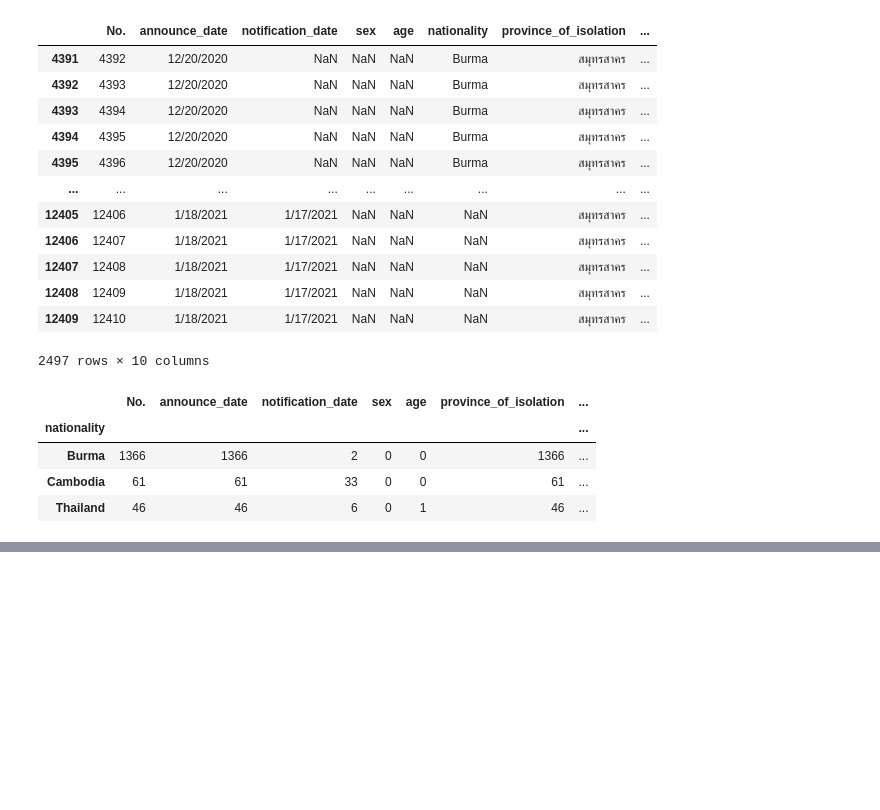
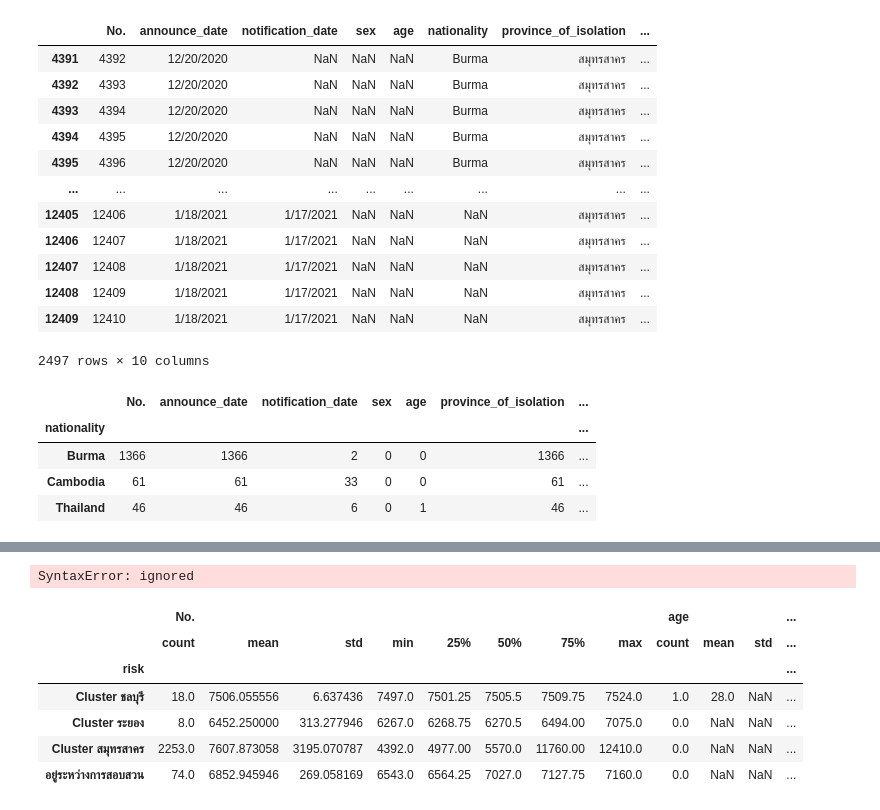
Before and after one commit to bebeam2942/data_viz, a Jupyter notebook: Pandas102.ipynb, the cells around one changed output, grey strips where cells are left out. Cells and saved outputs as stored; diff of their text form; code cells hidden in the pictures; blank space fills up the shorter version.

```diff
--- a/Pandas102.ipynb
+++ b/Pandas102.ipynb
@@ -339,0 +390,3 @@ sex_null.groupby('nationality').count()
+# %%
+missing_sex = data_covid[data_covid['sex'].isnull()]
+missing_sex
@@ -339,0 +435,15 @@ sex_null.groupby('nationality').count()
+# %%
+misssing_sex_no_burma = missing_sex[missing_sex['nationality']! = 'Burma']
+misssing_sex_no_burma
+# %% [output]
+SyntaxError: ignored
+# %%
+missing_sex.groupby('risk').describe()
+# %% [output]
+|  | No. |  |  |  |  |  |  |  | age |  |  | ... |
+|  | count | mean | std | min | 25% | 50% | 75% | max | count | mean | std | ... |
+| risk |  |  |  |  |  |  |  |  |  |  |  | ... |
+| Cluster ชลบุรี | 18.0 | 7506.055556 | 6.637436 | 7497.0 | 7501.25 | 7505.5 | 7509.75 | 7524.0 | 1.0 | 28.0 | NaN | ... |
+| Cluster ระยอง | 8.0 | 6452.250000 | 313.277946 | 6267.0 | 6268.75 | 6270.5 | 6494.00 | 7075.0 | 0.0 | NaN | NaN | ... |
+| Cluster สมุทรสาคร | 2253.0 | 7607.873058 | 3195.070787 | 4392.0 | 4977.00 | 5570.0 | 11760.00 | 12410.0 | 0.0 | NaN | NaN | ... |
+| อยู่ระหว่างการสอบสวน | 74.0 | 6852.945946 | 269.058169 | 6543.0 | 6564.25 | 7027.0 | 7127.75 | 7160.0 | 0.0 | NaN | NaN | ... |
```
Also changed, not shown: parts of 15 cells of this notebook.
